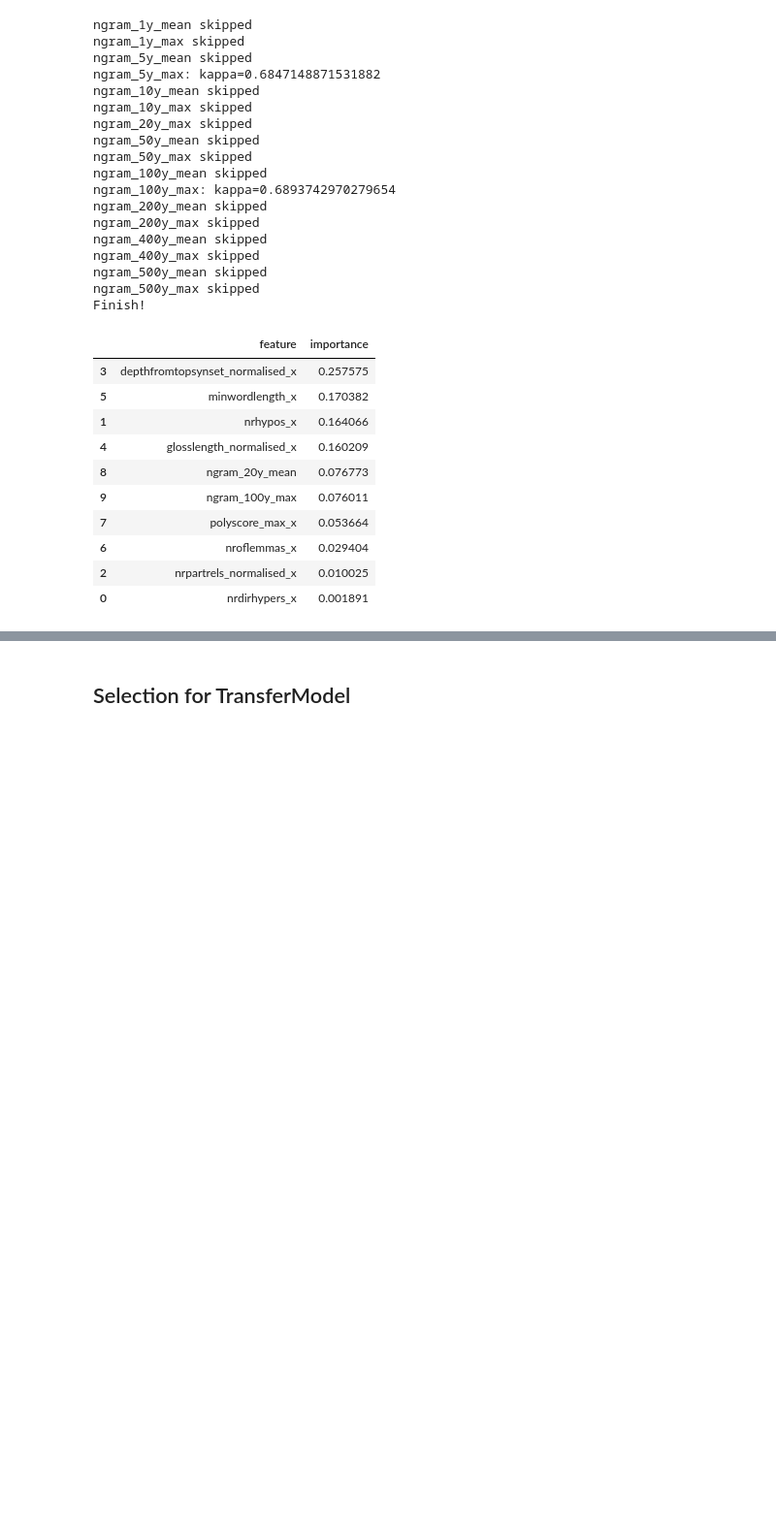
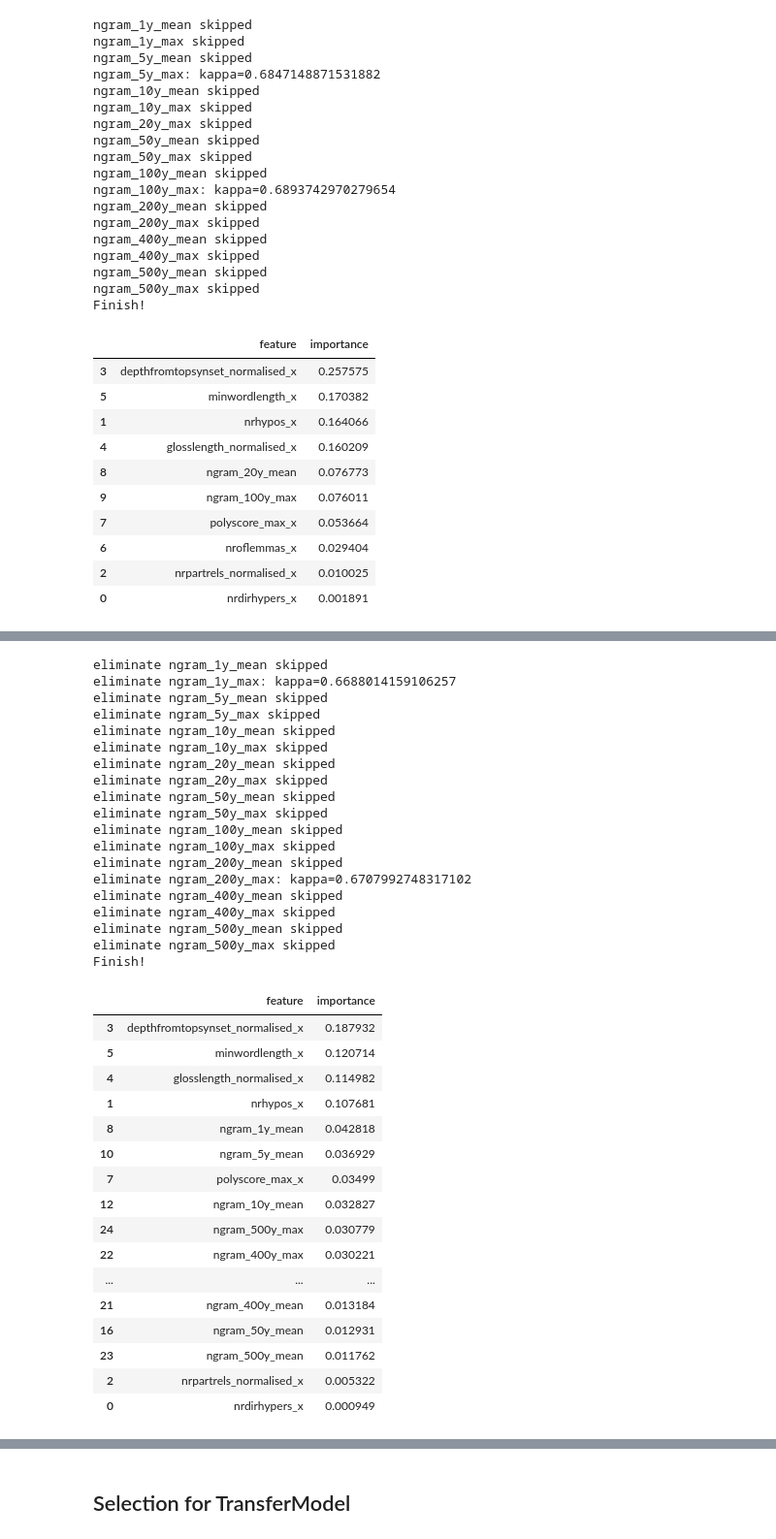
Before and after one commit to DanferWang/Basic_Level_work, a Jupyter notebook: Google_Ngrams/feature_selection.ipynb, the cells around one changed output, grey strips where cells are left out. Shown: that part at 97% size. Drawn from its saved outputs; the diff is of its cells as text; code cells hidden in the pictures; blank space fills up the shorter version.

```diff
--- a/Google_Ngrams/feature_selection.ipynb
+++ b/Google_Ngrams/feature_selection.ipynb
@@ -589,0 +692,55 @@ best_importance
+# %%
+candidate_feature_list_1 = candidate_feature_list
+
+best_kappa = 0.65985
+best_importance = None
+for idx in range(len(candidate_feature_list_1)):
+    input_candidates = candidate_feature_list_1[0:idx] + candidate_feature_list_1[idx+1:]
+    training_features_1 = base_feature + input_candidates
+    kappa, importance = new_feature_local_model_test(local_list, training_features_1, None, target)
+    if kappa > best_kappa:
+        best_kappa = kappa
+        best_importance = importance
+        print('eliminate ' + candidate_feature_list_1[idx] + ': kappa=' + str(best_kappa))
+    else:
+        print('eliminate ' + candidate_feature_list_1[idx] + ' skipped')
+
+print('Finish!')
+best_importance
+# %% [output]
+eliminate ngram_1y_mean skipped
+eliminate ngram_1y_max: kappa=0.6688014159106257
+eliminate ngram_5y_mean skipped
+eliminate ngram_5y_max skipped
+eliminate ngram_10y_mean skipped
+eliminate ngram_10y_max skipped
+eliminate ngram_20y_mean skipped
+eliminate ngram_20y_max skipped
+eliminate ngram_50y_mean skipped
+eliminate ngram_50y_max skipped
+eliminate ngram_100y_mean skipped
+eliminate ngram_100y_max skipped
+eliminate ngram_200y_mean skipped
+eliminate ngram_200y_max: kappa=0.6707992748317102
+eliminate ngram_400y_mean skipped
+eliminate ngram_400y_max skipped
+eliminate ngram_500y_mean skipped
+eliminate ngram_500y_max skipped
+Finish!
+|  | feature | importance |
+| 3 | depthfromtopsynset_normalised_x | 0.187932 |
+| 5 | minwordlength_x | 0.120714 |
+| 4 | glosslength_normalised_x | 0.114982 |
+| 1 | nrhypos_x | 0.107681 |
+| 8 | ngram_1y_mean | 0.042818 |
+| 10 | ngram_5y_mean | 0.036929 |
+| 7 | polyscore_max_x | 0.03499 |
+| 12 | ngram_10y_mean | 0.032827 |
+| 24 | ngram_500y_max | 0.030779 |
+| 22 | ngram_400y_max | 0.030221 |
+| ... | ... | ... |
+| 21 | ngram_400y_mean | 0.013184 |
+| 16 | ngram_50y_mean | 0.012931 |
+| 23 | ngram_500y_mean | 0.011762 |
+| 2 | nrpartrels_normalised_x | 0.005322 |
+| 0 | nrdirhypers_x | 0.000949 |
```
Also changed, not shown: parts of 12 cells of this notebook, 3 other files.
